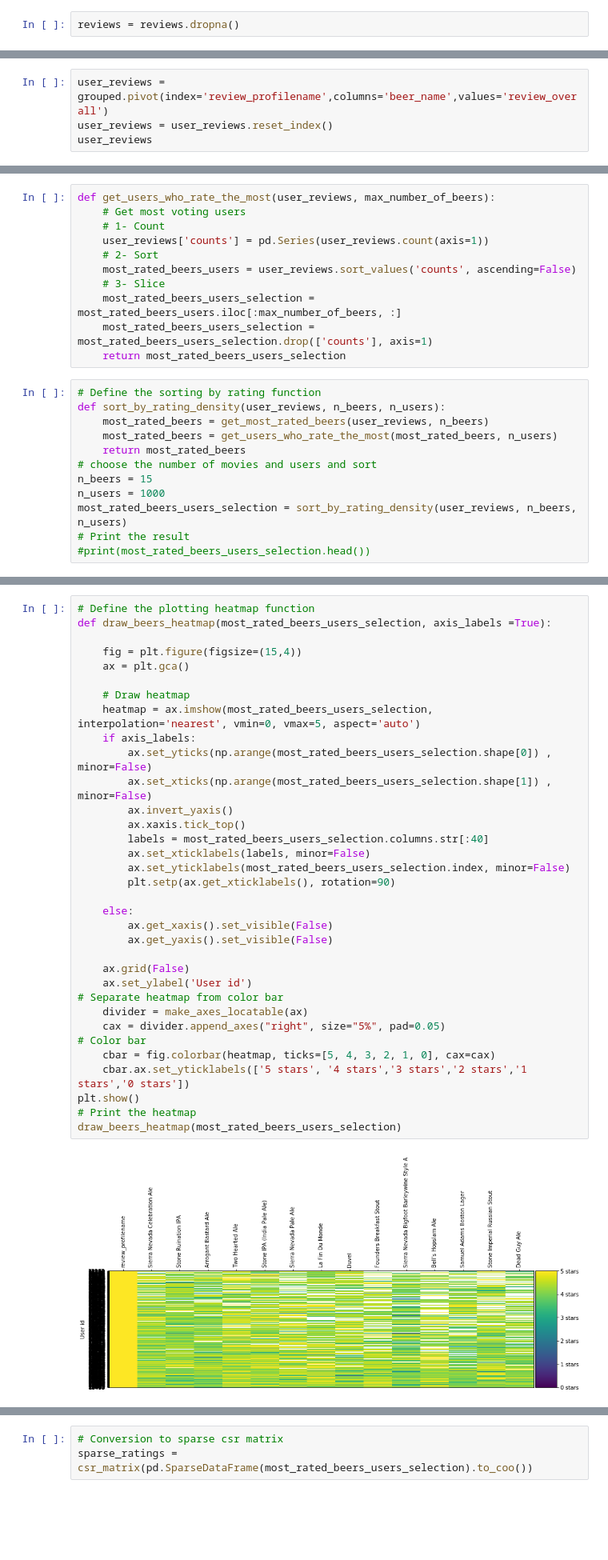
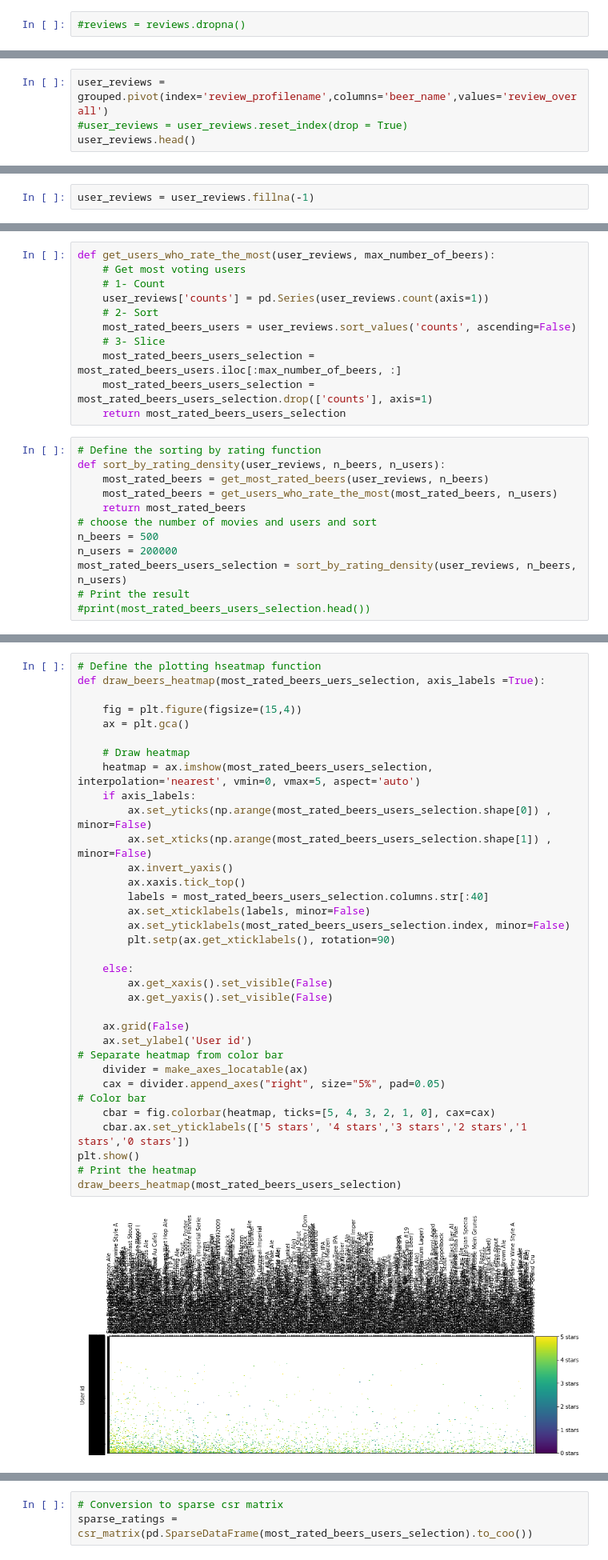
Before and after one commit to Nova722/Project_3, a Jupyter notebook: Beer Modeling.ipynb, the cells around one changed output, grey strips where cells are left out. Shown: that part at 80% size. Drawn from its saved outputs; the diff is of its cells as text; blank space fills up the shorter version.

```diff
--- a/Beer Modeling.ipynb
+++ b/Beer Modeling.ipynb
@@ -31,7 +31,7 @@ types.head()
 | 3 | 205 | 13 | American IPA | Snake Dog IPA |
 | 4 | 311 | 13 | American IPA | Harpoon IPA |
 # %%
-reviews = reviews.dropna()
+#reviews = reviews.dropna()
 # %%
 len(reviews)
 # %% [output]
@@ -125,5 +131,5 @@ grouped
 # %%
 user_reviews = grouped.pivot(index='review_profilename',columns='beer_name',values='review_overall')
-user_reviews = user_reviews.reset_index()
-user_reviews
+#user_reviews = user_reviews.reset_index(drop = True)
+user_reviews.head()
 # %% [output]
@@ -157,0 +203,2 @@ user_reviews.head()
+# %%
+user_reviews = user_reviews.fillna(-1)
@@ -184,8 +290,8 @@ def sort_by_rating_density(user_reviews, n_beers, n_users):
     most_rated_beers = get_users_who_rate_the_most(most_rated_beers, n_users)
     return most_rated_beers
 # choose the number of movies and users and sort
-n_beers = 15
-n_users = 1000
+n_beers = 500
+n_users = 200000
 most_rated_beers_users_selection = sort_by_rating_density(user_reviews, n_beers, n_users)
 # Print the result
 #print(most_rated_beers_users_selection.head())
@@ -230,36 +323,36 @@ most_rated_beers_users_selection.head(30)
 # %%
-# Define the plotting heatmap function
-def draw_beers_heatmap(most_rated_beers_users_selection, axis_labels =True):
+# Define the plotting hseatmap function
+def draw_beers_heatmap(most_rated_beers_uers_selection, axis_labels =True):
 
     fig = plt.figure(figsize=(15,4))
     ax = plt.gca()
 
     # Draw heatmap
     heatmap = ax.imshow(most_rated_beers_users_selection,  interpolation='nearest', vmin=0, vmax=5, aspect='auto')
     if axis_labels:
         ax.set_yticks(np.arange(most_rated_beers_users_selection.shape[0]) , minor=False)
         ax.set_xticks(np.arange(most_rated_beers_users_selection.shape[1]) , minor=False)
         ax.invert_yaxis()
         ax.xaxis.tick_top()
         labels = most_rated_beers_users_selection.columns.str[:40]
         ax.set_xticklabels(labels, minor=False)
         ax.set_yticklabels(most_rated_beers_users_selection.index, minor=False)
         plt.setp(ax.get_xticklabels(), rotation=90)
 
     else:
         ax.get_xaxis().set_visible(False)
         ax.get_yaxis().set_visible(False)
 
     ax.grid(False)
     ax.set_ylabel('User id')
 # Separate heatmap from color bar
     divider = make_axes_locatable(ax)
     cax = divider.append_axes("right", size="5%", pad=0.05)
 # Color bar
     cbar = fig.colorbar(heatmap, ticks=[5, 4, 3, 2, 1, 0], cax=cax)
     cbar.ax.set_yticklabels(['5 stars', '4 stars','3 stars','2 stars','1 stars','0 stars'])
 plt.show()
 # Print the heatmap
 draw_beers_heatmap(most_rated_beers_users_selection)
 # %% [output]
-[figure, old version]
+[figure, new version]
```
Also changed, not shown: parts of 52 cells of this notebook.
